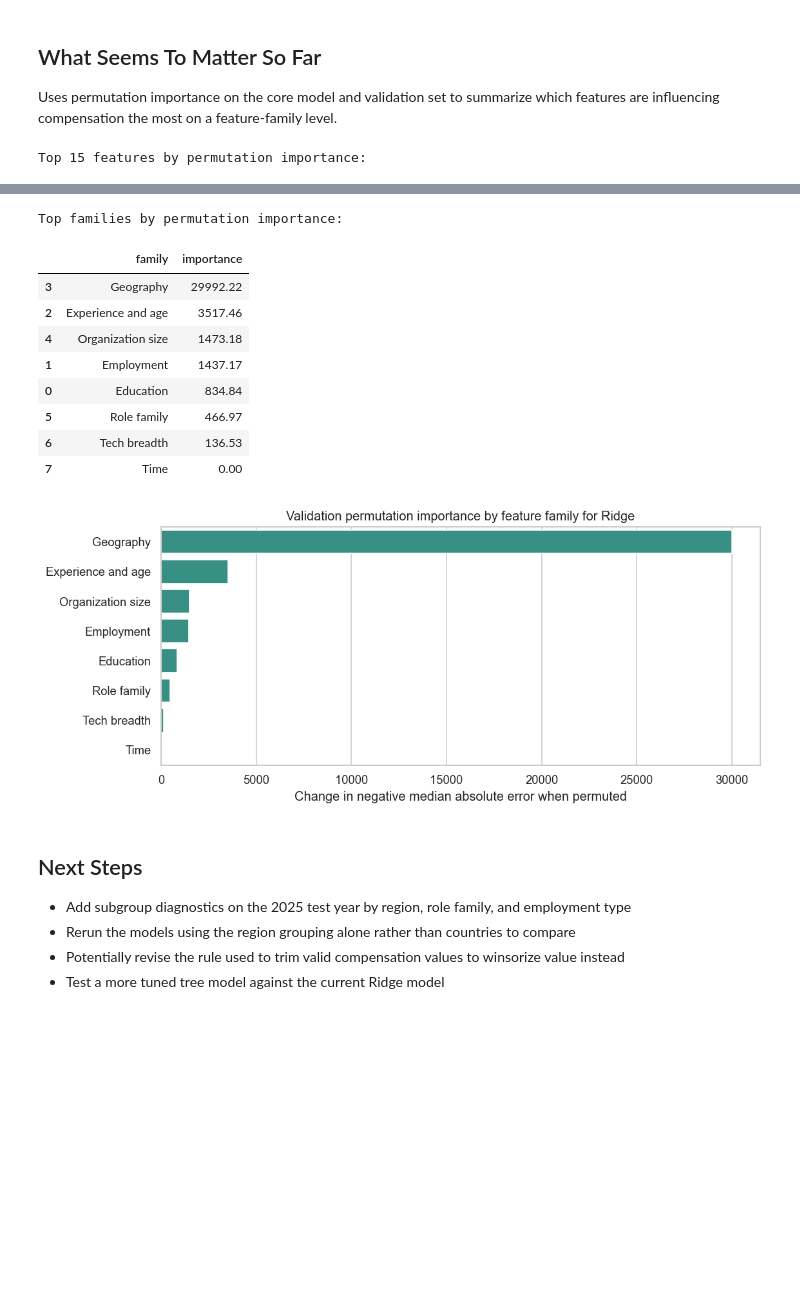
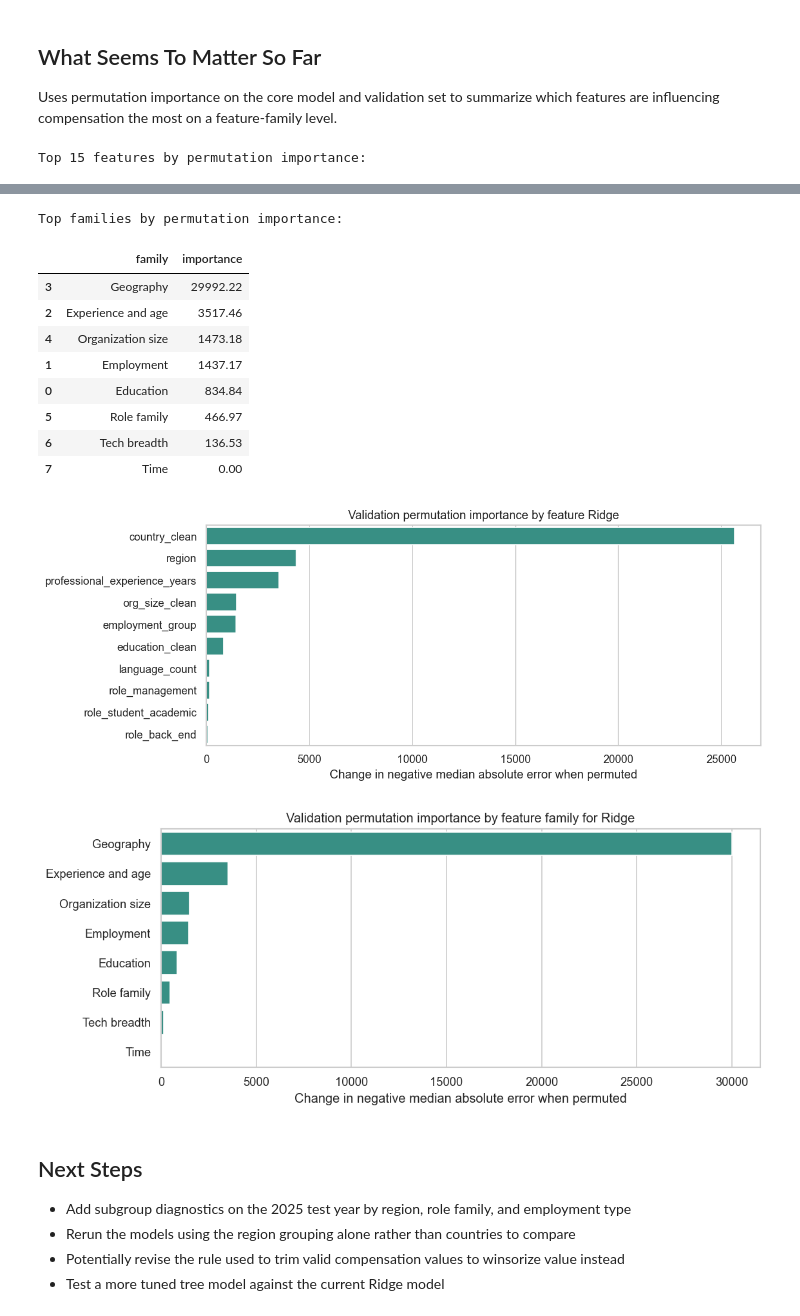
Before and after one commit to Jdrice72901/DSBA-6211-Stack-overflow-Survey-Analysis, a Jupyter notebook: notebooks/Compensation_Model.ipynb, the cells around one changed output, grey strips where cells are left out. Cells and saved outputs as stored; diff of their text form; code cells hidden in the pictures; blank space fills up the shorter version.

```diff
--- a/notebooks/Compensation_Model.ipynb
+++ b/notebooks/Compensation_Model.ipynb
@@ -640,40 +640,49 @@ display(family_imp.round(2))
 
 # Visualization of the family-level permutation importance
 plt.figure(figsize=(10, 4))
+sns.barplot(data=perm_df.head(10), x='importance', y='feature', color='#2A9D8F')
+plt.title(f"Validation permutation importance by feature {best_core_name}")
+plt.xlabel("Change in negative median absolute error when permuted")
+plt.ylabel("")
+plt.show()
+
+# Visualization of the family-level permutation importance
+plt.figure(figsize=(10, 4))
 sns.barplot(data=family_imp, x='importance', y='family', color='#2A9D8F')
 plt.title(f"Validation permutation importance by feature family for {best_core_name}")
 plt.xlabel("Change in negative median absolute error when permuted")
 plt.ylabel("")
 plt.show()
 # %% [output]
 Top 15 features by permutation importance:
 |  | feature | importance | family |
 | 2 | country_clean | 25620.56 | Geography |
 | 1 | region | 4371.66 | Geography |
 | 7 | professional_experience_years | 3529.46 | Experience and age |
 | 5 | org_size_clean | 1473.18 | Organization size |
 | 3 | employment_group | 1437.17 | Employment |
 | 4 | education_clean | 834.84 | Education |
 | 8 | language_count | 180.11 | Tech breadth |
 | 18 | role_management | 178.82 | Role family |
 | 22 | role_student_academic | 115.63 | Role family |
 | 11 | role_back_end | 81.31 | Role family |
 | 13 | role_desktop_enterprise | 41.52 | Role family |
 | 20 | role_other | 31.10 | Role family |
 | 14 | role_devops_cloud | 19.40 | Role family |
 | 19 | role_mobile | 13.77 | Role family |
 | 9 | database_count | 11.22 | Tech breadth |
 Top families by permutation importance:
 |  | family | importance |
 | 3 | Geography | 29992.22 |
 | 2 | Experience and age | 3517.46 |
 | 4 | Organization size | 1473.18 |
 | 1 | Employment | 1437.17 |
 | 0 | Education | 834.84 |
 | 5 | Role family | 466.97 |
 | 6 | Tech breadth | 136.53 |
 | 7 | Time | 0.00 |
-[figure, old version]
+[figure, new version]
+[figure, added]
 # %% [markdown]
 ## Next Steps
 
```
Also changed, not shown: 1 other file.
